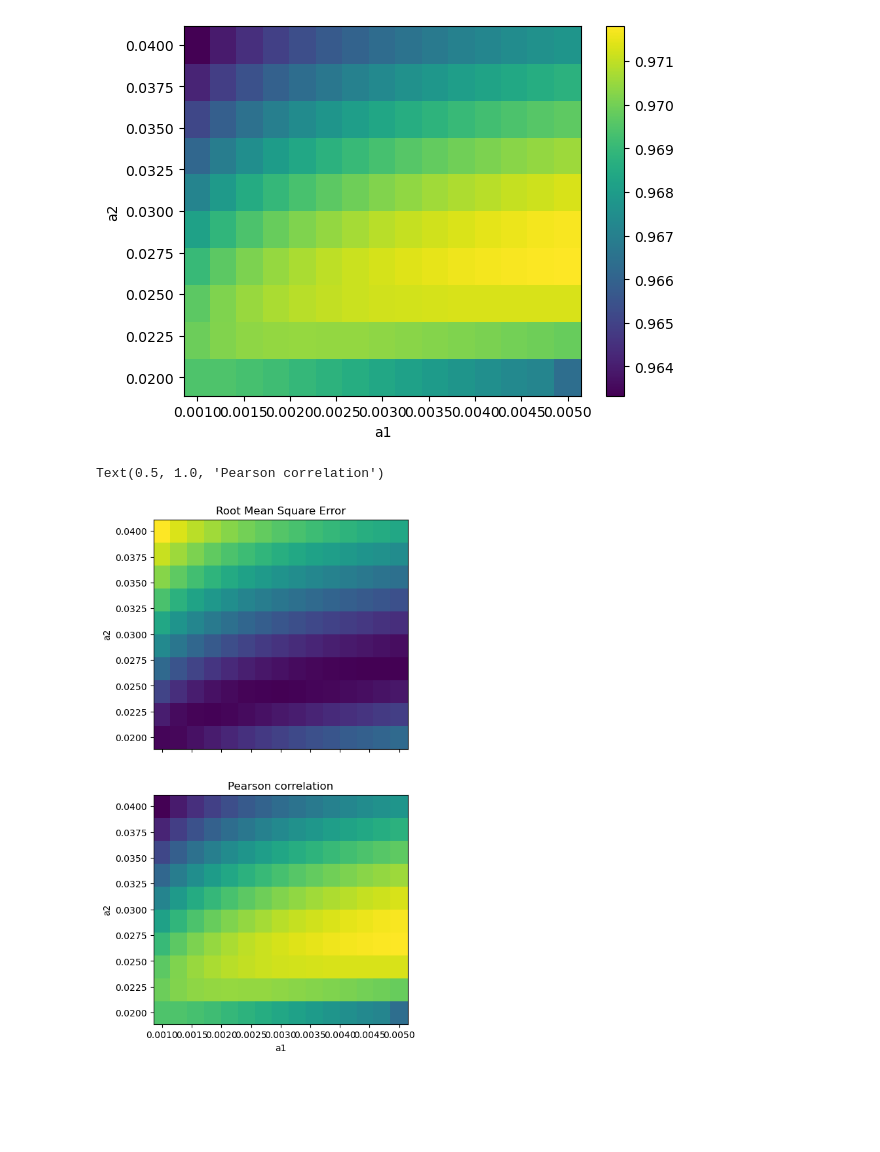
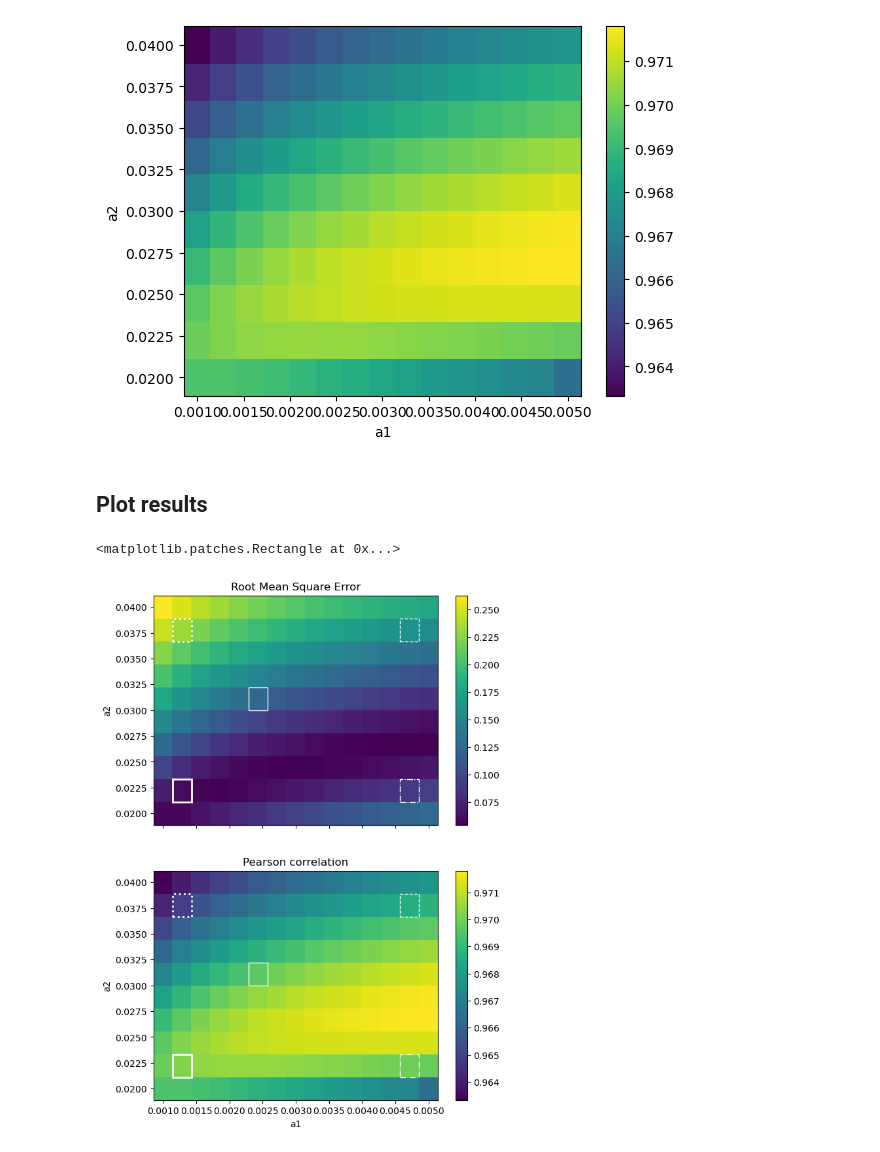
Before and after one commit to Mathilde-Bnt/MB_little_awk, a Jupyter notebook: current_development/61-A1-A2_optimum.ipynb, the cells around one changed output. Saved outputs shown, nothing was run; the diff lists cells and outputs as text; code cells hidden in the pictures; blank space fills up the shorter version.

Commit message:
Updated and completed figures and features

```diff
--- a/current_development/61-A1-A2_optimum.ipynb
+++ b/current_development/61-A1-A2_optimum.ipynb
@@ -423,30 +422,48 @@ plt.show()
+# %% [markdown]
+## Plot results
+# %%
+a1_step = a1_range[1]-a1_range[0]
+a2_step = a2_range[1]-a2_range[0]
+
+optimum_coords = [5, 5]
 # %%
-fig, axs = plt.subplots(2, 1, figsize=(5, 10))
+fig, axs = plt.subplots(2, 1, figsize=(7, 10))
 
 for ax in axs.flat:
     ax.set(xlabel='a1', ylabel='a2')
     # ax.set_xticks(a1_range * 1000, ['%d' % val for val in a1_range])
     # ax.set_xticks(a1_range)# * 100)
     # ax.set_xticklabels(['%d' % val for val in a1_range])
     ax.label_outer()
 
 x = a1_range
 y = a2_range
 z_rmse = np.array([measrs[i][2][0] for i in range(len(measrs))])
 z_corr = np.array([measrs[i][2][2] for i in range(len(measrs))])
 
 X, Y = np.meshgrid(x, y)
 Z_rmse = z_rmse.reshape(len(x), len(y)).T
 Z_corr = z_corr.reshape(len(x), len(y)).T
 
-# plt.colorbar()
-# plt.show()
+fig0 = axs[0].pcolor(X, Y, Z_rmse)
+axs[0].set_title('Root Mean Square Error')
+fig.colorbar(fig0, ax=axs[0])
 
-axs[0].pcolor(X, Y, Z_rmse)
-axs[0].set_title('Root Mean Square Error')
+axs[0].add_patch(Rectangle((a1_range[1] - a1_step/2, a2_range[1] - a2_step/2), a1_step, a2_step, edgecolor='white', facecolor='none', lw=2, ls='-'))
+axs[0].add_patch(Rectangle((a1_range[-2] - a1_step/2, a2_range[-2] - a2_step/2), a1_step, a2_step, edgecolor='white', facecolor='none', lw=1, ls='--'))
+axs[0].add_patch(Rectangle((a1_range[-2] - a1_step/2, a2_range[1] - a2_step/2), a1_step, a2_step, edgecolor='white', facecolor='none', lw=1, ls='-.'))
+axs[0].add_patch(Rectangle((a1_range[1] - a1_step/2, a2_range[-2] - a2_step/2), a1_step, a2_step, edgecolor='white', facecolor='none', lw=2, ls=':'))
+axs[0].add_patch(Rectangle((a1_range[optimum_coords[0]] - a1_step/2, a2_range[optimum_coords[1]] - a2_step/2), a1_step, a2_step, edgecolor='white', facecolor='none', lw=1, ls='-'))   # TODO last one should be modular
 
-axs[1].pcolor(X, Y, Z_corr)
+fig1 = axs[1].pcolor(X, Y, Z_corr)
 axs[1].set_title('Pearson correlation')
+fig.colorbar(fig1, ax=axs[1])
+
+axs[1].add_patch(Rectangle((a1_range[1] - a1_step/2, a2_range[1] - a2_step/2), a1_step, a2_step, edgecolor='white', facecolor='none', lw=2, ls='-'))
+axs[1].add_patch(Rectangle((a1_range[-2] - a1_step/2, a2_range[-2] - a2_step/2), a1_step, a2_step, edgecolor='white', facecolor='none', lw=1, ls='--'))
+axs[1].add_patch(Rectangle((a1_range[-2] - a1_step/2, a2_range[1] - a2_step/2), a1_step, a2_step, edgecolor='white', facecolor='none', lw=1, ls='-.'))
+axs[1].add_patch(Rectangle((a1_range[1] - a1_step/2, a2_range[-2] - a2_step/2), a1_step, a2_step, edgecolor='white', facecolor='none', lw=2, ls=':'))
+axs[1].add_patch(Rectangle((a1_range[optimum_coords[0]] - a1_step/2, a2_range[optimum_coords[1]] - a2_step/2), a1_step, a2_step, edgecolor='white', facecolor='none', lw=1, ls='-'))   # TODO last one should be modular
 # %% [output]
-Text(0.5, 1.0, 'Pearson correlation')
+<matplotlib.patches.Rectangle at 0x...>
-[figure, old version]
+[figure, new version]
```
Also changed, not shown: parts of 5 cells of this notebook, 4 other files.
